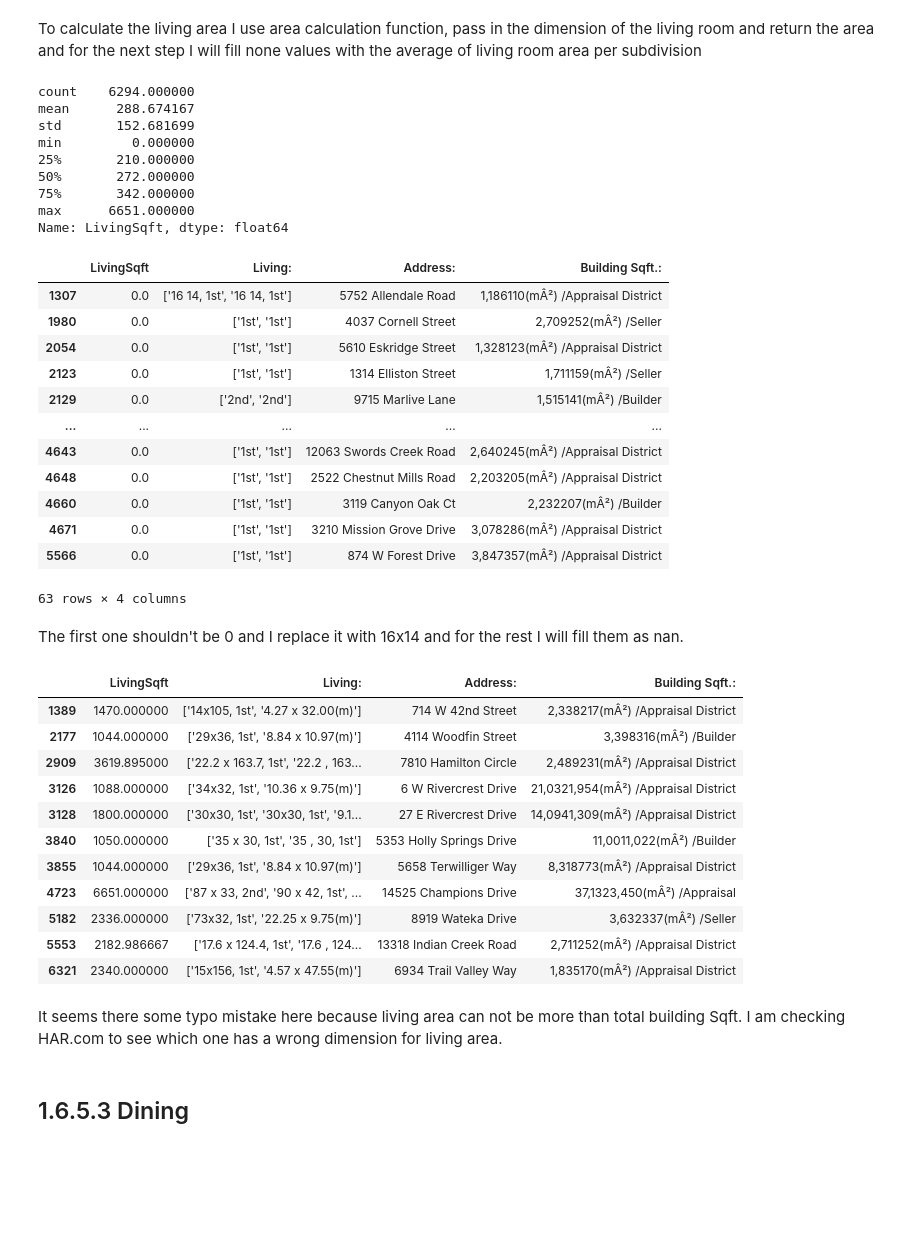
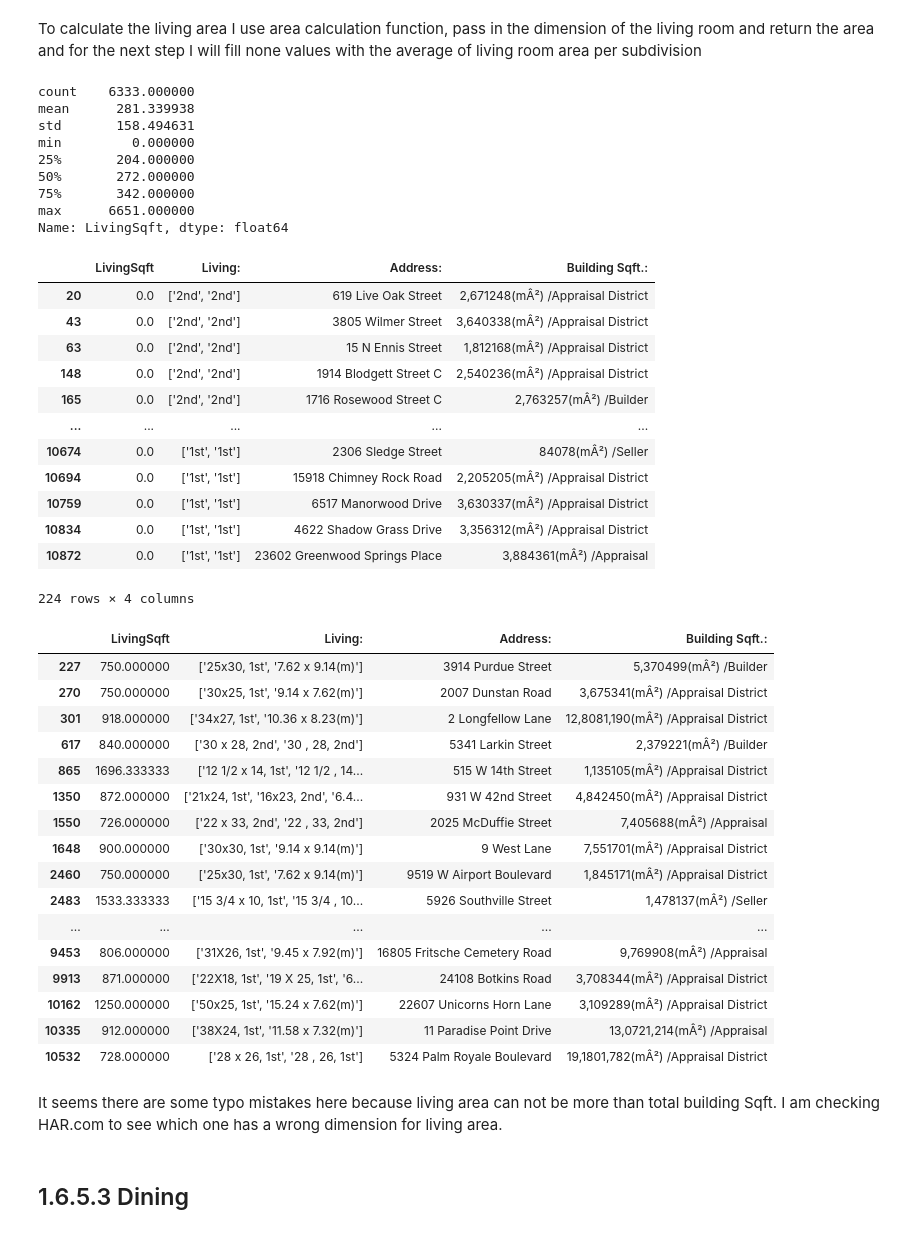
Before and after one commit to AllenAnsari/Prediction-House-Price-Using-Image-Processing, a Jupyter notebook: notebooks/Data Wrangling.ipynb, the cells around one changed output. Saved outputs shown, nothing was run; the diff lists cells and outputs as text; code cells hidden in the pictures; blank space fills up the shorter version.

```diff
--- a/notebooks/Data Wrangling.ipynb
+++ b/notebooks/Data Wrangling.ipynb
@@ -377,7 +377,7 @@ Name: Utility Room Desc:, Length: 854, dtype: int64
 # %% [markdown]
 We can calculate area for `Utility Room`, `Study/Library`. `Game Room`and `Breakfast` based on  dimension we have and assume the NA values are zero for those houses that do not have these rooms. I drop `Garage Carport` and `Front Door` since there is no information for rest of the house.
 # %%
-def area_calc(item,pattern = "([\d.]+)(?:.*?([\d]+))?.*?[x\*].*?([\d]+)(?:.*?([\d.]+))?"):
+def area_calc(item,pattern = "([\d.]+)(?:.*?([\d]+))?.*?[x|*].*?([\d]+)(?:.*?([\d.]+))?"):
     """This function calculates are based on dimension passed in as parameter. Regular experession
     pattern will find dimension and group them as feet and inch"""
     pattern = re.compile(pattern,re.IGNORECASE)
@@ -535,6 +535,6 @@ Name: Garage, dtype: int64
 # %% [markdown]
 As you can see there are some houses with more than 10 garage which is odd. After checking images for some of these houses in www.HAR.com it seems those have only 2 garage and I fill those values with 2 which is the median of this feature.
 # %%
-single_family_df.Garage[single_family_df['Garage']>8]=single_family_df['Garage'].median()
+single_family_df.Garage[single_family_df['Garage']>7]=single_family_df['Garage'].median()
 single_family_df['Garage'].value_counts()
 # %% [output]
@@ -557,11 +556,11 @@ single_family_df['LivingSqft'] = single_family_df['LivingSqft'].apply(area_calc)
 # %%
 single_family_df['LivingSqft'].describe()
 # %% [output]
-count    6294.000000
-mean      288.674167
-std       152.681699
+count    6333.000000
+mean      281.339938
+std       158.494631
 min         0.000000
-25%       210.000000
+25%       204.000000
 50%       272.000000
 75%       342.000000
 max      6651.000000
@@ -570,39 +569,41 @@ Name: LivingSqft, dtype: float64
 single_family_df[single_family_df.LivingSqft==0][['LivingSqft','Living:','Address:','Building Sqft.:']]
 # %% [output]
 |  | LivingSqft | Living: | Address: | Building Sqft.: |
-| 1307 | 0.0 | ['16 14, 1st', '16 14, 1st'] | 5752 Allendale Road | 1,186110(mÂ²) /Appraisal District |
-| 1980 | 0.0 | ['1st', '1st'] | 4037 Cornell Street | 2,709252(mÂ²) /Seller |
-| 2054 | 0.0 | ['1st', '1st'] | 5610 Eskridge Street | 1,328123(mÂ²) /Appraisal District |
-| 2123 | 0.0 | ['1st', '1st'] | 1314 Elliston Street | 1,711159(mÂ²) /Seller |
-| 2129 | 0.0 | ['2nd', '2nd'] | 9715 Marlive Lane | 1,515141(mÂ²) /Builder |
+| 20 | 0.0 | ['2nd', '2nd'] | 619 Live Oak Street | 2,671248(mÂ²) /Appraisal District |
+| 43 | 0.0 | ['2nd', '2nd'] | 3805 Wilmer Street | 3,640338(mÂ²) /Appraisal District |
+| 63 | 0.0 | ['2nd', '2nd'] | 15 N Ennis Street | 1,812168(mÂ²) /Appraisal District |
+| 148 | 0.0 | ['2nd', '2nd'] | 1914 Blodgett Street C | 2,540236(mÂ²) /Appraisal District |
+| 165 | 0.0 | ['2nd', '2nd'] | 1716 Rosewood Street C | 2,763257(mÂ²) /Builder |
 | ... | ... | ... | ... | ... |
-| 4643 | 0.0 | ['1st', '1st'] | 12063 Swords Creek Road | 2,640245(mÂ²) /Appraisal District |
-| 4648 | 0.0 | ['1st', '1st'] | 2522 Chestnut Mills Road | 2,203205(mÂ²) /Appraisal District |
-| 4660 | 0.0 | ['1st', '1st'] | 3119 Canyon Oak Ct | 2,232207(mÂ²) /Builder |
-| 4671 | 0.0 | ['1st', '1st'] | 3210 Mission Grove Drive | 3,078286(mÂ²) /Appraisal District |
-| 5566 | 0.0 | ['1st', '1st'] | 874 W Forest Drive | 3,847357(mÂ²) /Appraisal District |
+| 10674 | 0.0 | ['1st', '1st'] | 2306 Sledge Street | 84078(mÂ²) /Seller |
+| 10694 | 0.0 | ['1st', '1st'] | 15918 Chimney Rock Road | 2,205205(mÂ²) /Appraisal District |
+| 10759 | 0.0 | ['1st', '1st'] | 6517 Manorwood Drive | 3,630337(mÂ²) /Appraisal District |
+| 10834 | 0.0 | ['1st', '1st'] | 4622 Shadow Grass Drive | 3,356312(mÂ²) /Appraisal District |
+| 10872 | 0.0 | ['1st', '1st'] | 23602 Greenwood Springs Place | 3,884361(mÂ²) /Appraisal |
-63 rows × 4 columns
+224 rows × 4 columns
-# %% [markdown]
-The first one shouldn't be 0 and I replace it with 16x14 and for the rest I will fill them as nan.
 # %%
-single_family_df.loc[1307,'LivingSqft'] = 224
 single_family_df.loc[single_family_df['LivingSqft'] == 0, 'LivingSqft'] = np.NAN
 # %%
-single_family_df[single_family_df.LivingSqft>1000][['LivingSqft','Living:','Address:','Building Sqft.:']]
+single_family_df[single_family_df.LivingSqft>700][['LivingSqft','Living:','Address:','Building Sqft.:']]
 # %% [output]
 |  | LivingSqft | Living: | Address: | Building Sqft.: |
-| 1389 | 1470.000000 | ['14x105, 1st', '4.27 x 32.00(m)'] | 714 W 42nd Street | 2,338217(mÂ²) /Appraisal District |
-| 2177 | 1044.000000 | ['29x36, 1st', '8.84 x 10.97(m)'] | 4114 Woodfin Street | 3,398316(mÂ²) /Builder |
-| 2909 | 3619.895000 | ['22.2 x 163.7, 1st', '22.2 , 163... | 7810 Hamilton Circle | 2,489231(mÂ²) /Appraisal District |
-| 3126 | 1088.000000 | ['34x32, 1st', '10.36 x 9.75(m)'] | 6 W Rivercrest Drive | 21,0321,954(mÂ²) /Appraisal District |
-| 3128 | 1800.000000 | ['30x30, 1st', '30x30, 1st', '9.1... | 27 E Rivercrest Drive | 14,0941,309(mÂ²) /Appraisal District |
-| 3840 | 1050.000000 | ['35 x 30, 1st', '35 , 30, 1st'] | 5353 Holly Springs Drive | 11,0011,022(mÂ²) /Builder |
-| 3855 | 1044.000000 | ['29x36, 1st', '8.84 x 10.97(m)'] | 5658 Terwilliger Way | 8,318773(mÂ²) /Appraisal District |
-| 4723 | 6651.000000 | ['87 x 33, 2nd', '90 x 42, 1st', ... | 14525 Champions Drive | 37,1323,450(mÂ²) /Appraisal |
-| 5182 | 2336.000000 | ['73x32, 1st', '22.25 x 9.75(m)'] | 8919 Wateka Drive | 3,632337(mÂ²) /Seller |
-| 5553 | 2182.986667 | ['17.6 x 124.4, 1st', '17.6 , 124... | 13318 Indian Creek Road | 2,711252(mÂ²) /Appraisal District |
-| 6321 | 2340.000000 | ['15x156, 1st', '4.57 x 47.55(m)'] | 6934 Trail Valley Way | 1,835170(mÂ²) /Appraisal District |
+| 227 | 750.000000 | ['25x30, 1st', '7.62 x 9.14(m)'] | 3914 Purdue Street | 5,370499(mÂ²) /Builder |
+| 270 | 750.000000 | ['30x25, 1st', '9.14 x 7.62(m)'] | 2007 Dunstan Road | 3,675341(mÂ²) /Appraisal District |
+| 301 | 918.000000 | ['34x27, 1st', '10.36 x 8.23(m)'] | 2 Longfellow Lane | 12,8081,190(mÂ²) /Appraisal District |
+| 617 | 840.000000 | ['30 x 28, 2nd', '30 , 28, 2nd'] | 5341 Larkin Street | 2,379221(mÂ²) /Builder |
+| 865 | 1696.333333 | ['12 1/2 x 14, 1st', '12 1/2 , 14... | 515 W 14th Street | 1,135105(mÂ²) /Appraisal District |
+| 1350 | 872.000000 | ['21x24, 1st', '16x23, 2nd', '6.4... | 931 W 42nd Street | 4,842450(mÂ²) /Appraisal District |
+| 1550 | 726.000000 | ['22 x 33, 2nd', '22 , 33, 2nd'] | 2025 McDuffie Street | 7,405688(mÂ²) /Appraisal |
+| 1648 | 900.000000 | ['30x30, 1st', '9.14 x 9.14(m)'] | 9 West Lane | 7,551701(mÂ²) /Appraisal District |
+| 2460 | 750.000000 | ['25x30, 1st', '7.62 x 9.14(m)'] | 9519 W Airport Boulevard | 1,845171(mÂ²) /Appraisal District |
+| 2483 | 1533.333333 | ['15 3/4 x 10, 1st', '15 3/4 , 10... | 5926 Southville Street | 1,478137(mÂ²) /Seller |
+| ... | ... | ... | ... | ... |
+| 9453 | 806.000000 | ['31X26, 1st', '9.45 x 7.92(m)'] | 16805 Fritsche Cemetery Road | 9,769908(mÂ²) /Appraisal |
+| 9913 | 871.000000 | ['22X18, 1st', '19 X 25, 1st', '6... | 24108 Botkins Road | 3,708344(mÂ²) /Appraisal District |
+| 10162 | 1250.000000 | ['50x25, 1st', '15.24 x 7.62(m)'] | 22607 Unicorns Horn Lane | 3,109289(mÂ²) /Appraisal District |
+| 10335 | 912.000000 | ['38X24, 1st', '11.58 x 7.32(m)'] | 11 Paradise Point Drive | 13,0721,214(mÂ²) /Appraisal |
+| 10532 | 728.000000 | ['28 x 26, 1st', '28 , 26, 1st'] | 5324 Palm Royale Boulevard | 19,1801,782(mÂ²) /Appraisal District |
 # %% [markdown]
-It seems there some typo mistake here because living area can not be more than total building Sqft. I am checking HAR.com to see which one has a wrong dimension for living area.
+It seems there are some typo mistakes here because living area can not be more than total building Sqft. I am checking HAR.com to see which one has a wrong dimension for living area.
 # %%
 #replacing right area measured
```
Also changed, not shown: parts of 148 cells of this notebook, 5 other files.
